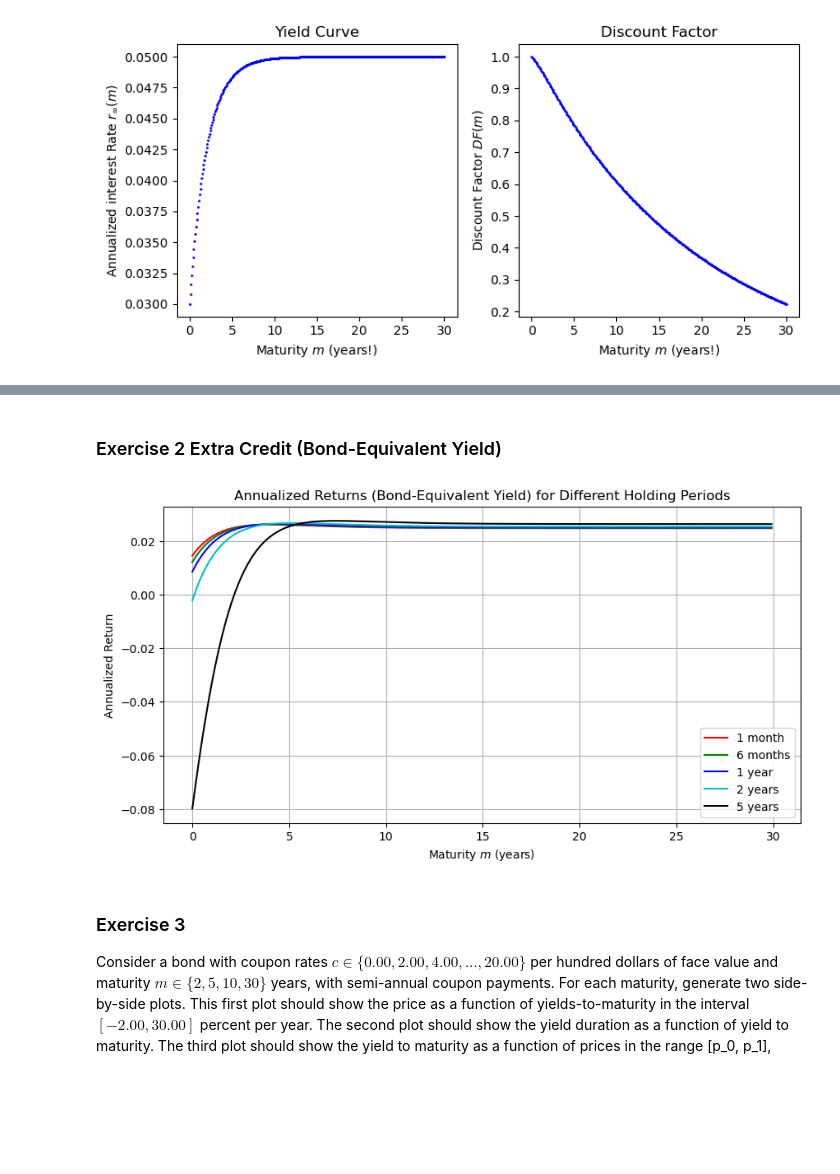
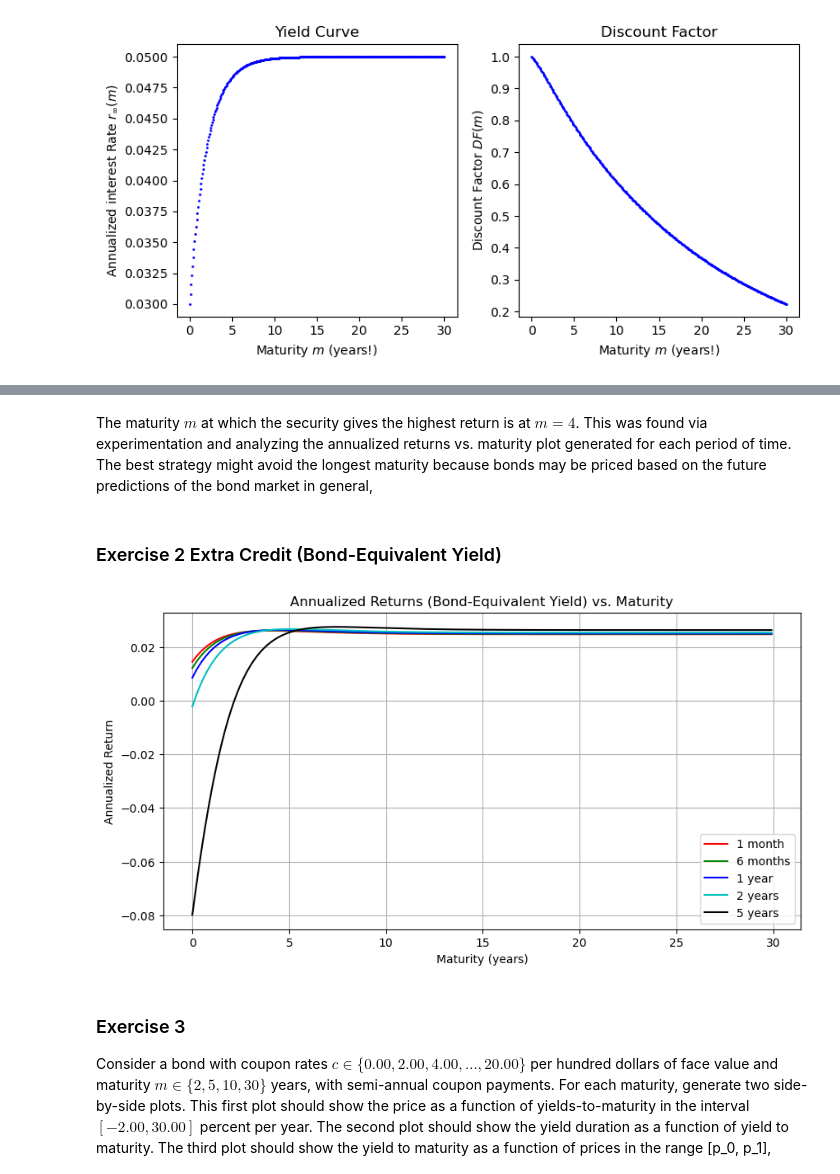
Before and after one commit to pathmarkoak/bufn400, a Jupyter notebook: Homeworks/Homework 2/Bonds and mortgages (theoretical calculations).ipynb, the cells around one changed output, grey strips where cells are left out. Drawn from its saved outputs; the diff is of its cells as text; code cells hidden in the pictures; blank space fills up the shorter version.

```diff
--- a/Homeworks/Homework 2/Bonds and mortgages (theoretical calculations).ipynb
+++ b/Homeworks/Homework 2/Bonds and mortgages (theoretical calculations).ipynb
@@ -409,7 +408,7 @@ plt.show()
 # %% [output]
 [figure]
 # %%
-dts = [1/12, 6/12, 1, 2, 5] # Holding periods: one month, six months, one year, two years, five years
+periods = [1/12, 6/12, 1, 2, 5] # diff periods
 labels = ["1 month", "6 months", "1 year", "2 years", "5 years"]
 colors = ['r', 'g', 'b', 'c', 'k']
 
@@ -418,34 +417,34 @@ def annualized_return(m, dt, parms):
     df_m_dt = np.exp(-fyc(m - dt, parms) * (m - dt))
     return (df_m_dt - df_m) / df_m / dt
 
-# Plot for riding the yield curve
+# plotting yield curve
 plt.figure(figsize=(10,5))
-for dt, color, label in zip(dts, colors, labels):
+for dt, color, label in zip(periods, colors, labels):
     returns = [annualized_return(mi, dt, parms) for mi in m]
     plt.plot(m[:-1], returns[:-1], color=color, label=label)  # Ignore the last value due to boundary conditions
 
 plt.title("Annualized Returns vs. Maturity")
-plt.xlabel("Maturity $m$ (years)")
+plt.xlabel("Maturity (years)")
 plt.ylabel("Annualized Return")
 plt.legend()
 plt.grid(True)
 plt.show()
 
-# Calculation of instantaneous forward rates
+# instantaneous forward rates
 def forward_rate(t, dt, parms):
     rt = fyc(t, parms)
     rt_dt = fyc(t + dt, parms)
     return (rt_dt * (t + dt) - rt * t) / dt
 
-# Plot for forward rates
+# platting forward rates
 plt.figure(figsize=(10,5))
-for dt, color, label in zip(dts, colors, labels):
-    rates = [forward_rate(ti, dt, parms) for ti in m[:-1]]
+for dt, color, label in zip(periods, colors, labels):
+    rates = [forward_rate(k, dt, parms) for k in m[:-1]]
     plt.plot(m[:-1], rates, color=color, label=label)
 
 plt.title("Instantaneous Forward Rates vs. Maturity")
-plt.xlabel("Time (years)")
-plt.ylabel("Forward Rate")
+plt.xlabel("Maturity (years)")
+plt.ylabel("Instanteneous Forward Rate")
 plt.legend()
 plt.grid(True)
 plt.show()
@@ -455,30 +454,32 @@ plt.show()
+# %% [markdown]
+The maturity $m$ at which the security gives the highest return is at $m = 4$. This was found via experimentation and analyzing the annualized returns vs. maturity plot generated for each period of time. The best strategy might avoid the longest maturity because bonds may be priced based on the future predictions of the bond market in general,
 # %% [markdown]
 ### Exercise 2 Extra Credit (Bond-Equivalent Yield)
 # %%
 def discount_factor(m, parms):
     r_m = fyc(m, parms)
     bond_eq_yield = 2 * (np.sqrt(1 + r_m / 2) - 1)
     return (1 + bond_eq_yield / 2) ** (-2 * m)
 
-def annualized_return_beq(m, dt, parms):
+def annualized_return(m, dt, parms):
     df_m = discount_factor(m, parms)
     df_m_dt = discount_factor(m - dt, parms)
     return (df_m_dt - df_m) / df_m / dt
 
-# Plot for riding the yield curve with bond-equivalent yield
+# making plot
 plt.figure(figsize=(10,5))
-for dt, color, label in zip(dts, colors, labels):
-    returns = [annualized_return_beq(mi, dt, parms) for mi in m]
-    plt.plot(m[:-1], returns[:-1], color=color, label=label)  # Ignore the last value due to boundary conditions
+for dt, c, label in zip(periods, colors, labels):
+    returns = [annualized_return(k, dt, parms) for k in m]
+    plt.plot(m[:-1], returns[:-1], color=c, label=label)
 
-plt.title("Annualized Returns (Bond-Equivalent Yield) for Different Holding Periods")
-plt.xlabel("Maturity $m$ (years)")
+plt.title("Annualized Returns (Bond-Equivalent Yield) vs. Maturity")
 plt.ylabel("Annualized Return")
+plt.xlabel("Maturity (years)")
 plt.legend()
 plt.grid(True)
 plt.show()
 # %% [output]
-[figure, old version]
+[figure, new version]
 # %% [markdown]
 ### Exercise 3
 
```
Also changed, not shown: parts of 14 cells of this notebook.
